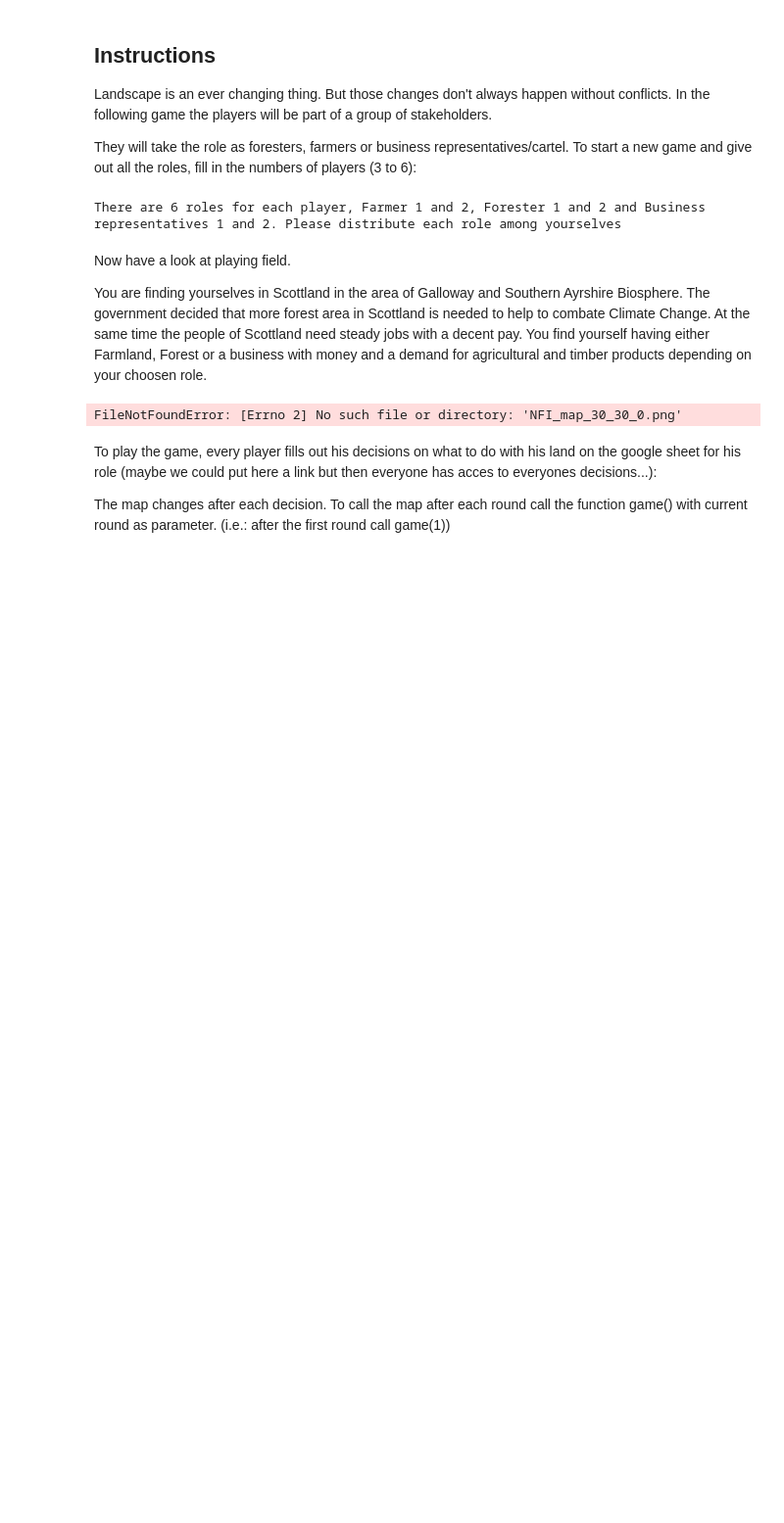
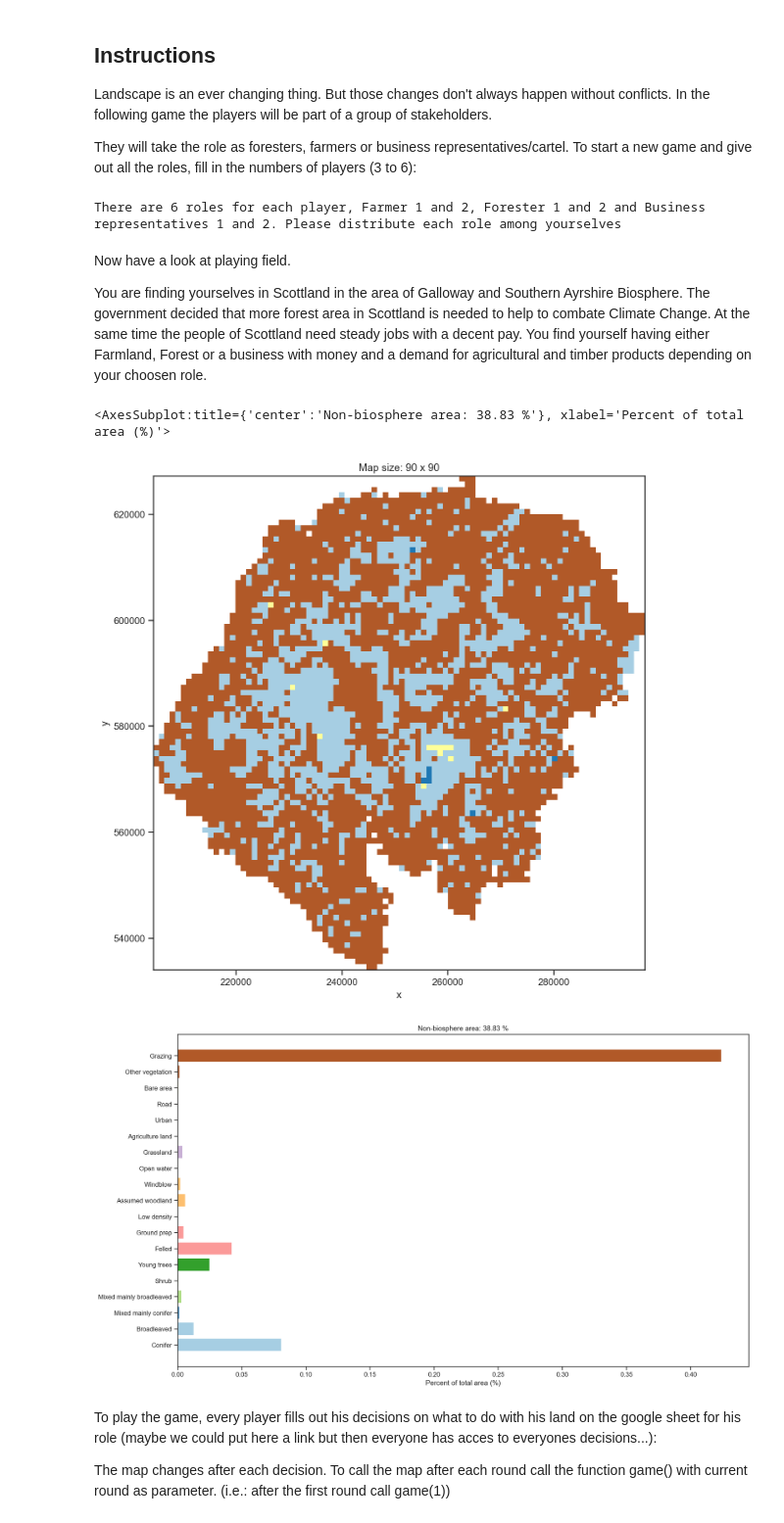
Before and after one commit to derpyninja/gecm, a Jupyter notebook: notebooks/01-mb-prototype.ipynb, the cells around one changed output. Shown: that part at 98% size. Saved outputs shown, nothing was run; the diff lists cells and outputs as text; code cells hidden in the pictures; blank space fills up the shorter version.

Commit message:
weaved in felix' code into martina's game prototype

```diff
--- a/notebooks/01-mb-prototype.ipynb
+++ b/notebooks/01-mb-prototype.ipynb
@@ -39,0 +13,14 @@ from src.gecm import game
+# %%
+%load_ext autoreload
+%autoreload 2
+
+%matplotlib inline
+%config InlineBackend.figure_format = 'retina'
+
+import os
+import seaborn as sns
+from pathlib import Path
+import matplotlib.pyplot as plt
+sns.set_context("poster")
+sns.set(rc={'figure.figsize': (16, 9.)})
+sns.set_style("ticks")
@@ -39,0 +37,7 @@ from src.gecm import game
+# %%
+abspath = os.path.abspath('')
+project_dir = str(Path(abspath).parents[0])
+
+data_raw = os.path.join(project_dir, "data", "raw")
+data_processed = os.path.join(project_dir, "data", "processed")
+figure_dir = os.path.join(project_dir, "plots")
@@ -40,3 +46,5 @@ from src.gecm import game
+# %%
+rows = cols = 90
 # %% [markdown]
 ## Instructions
 
@@ -53,10 +61,25 @@ There are 6 roles for each player, Farmer 1 and 2, Forester 1 and 2 and Business
 Now have a look at playing field.
 
 You are finding yourselves in Scottland in the area of Galloway and Southern Ayrshire Biosphere. The government decided that more forest area in Scottland is needed to help to combate Climate Change. At the same time the people of Scottland need steady jobs with a decent pay. You find yourself having either Farmland, Forest or a business with money and a demand for agricultural and timber products depending on your choosen role.
-# %%
-game.game()
-# %% [output]
-FileNotFoundError: [Errno 2] No such file or directory: 'NFI_map_30_30_0.png'
+# %%
+# load map
+fpath_map = os.path.join(data_processed, "NFI_rasterized_{}_{}.tif".format(rows, cols))
+field = field.Map(
+    fpath=fpath_map,
+    mapping_detailed=nfi_mapping,
+    mapping_simplifyer=nfi_mapping_v2
+)
+
+# read data
+field.read()
+
+# show
+field.show()
+field.show_barh()
+# %% [output]
+<AxesSubplot:title={'center':'Non-biosphere area: 38.83 %'}, xlabel='Percent of total area (%)'>
+[figure, added]
+[figure, added]
 # %% [markdown]
 To play the game, every player fills out his decisions on what to do with his land on the google sheet for his role (maybe we could put here a link but then everyone has acces to everyones decisions...):
 
```
Also changed, not shown: parts of 11 cells of this notebook, 1 other file.
